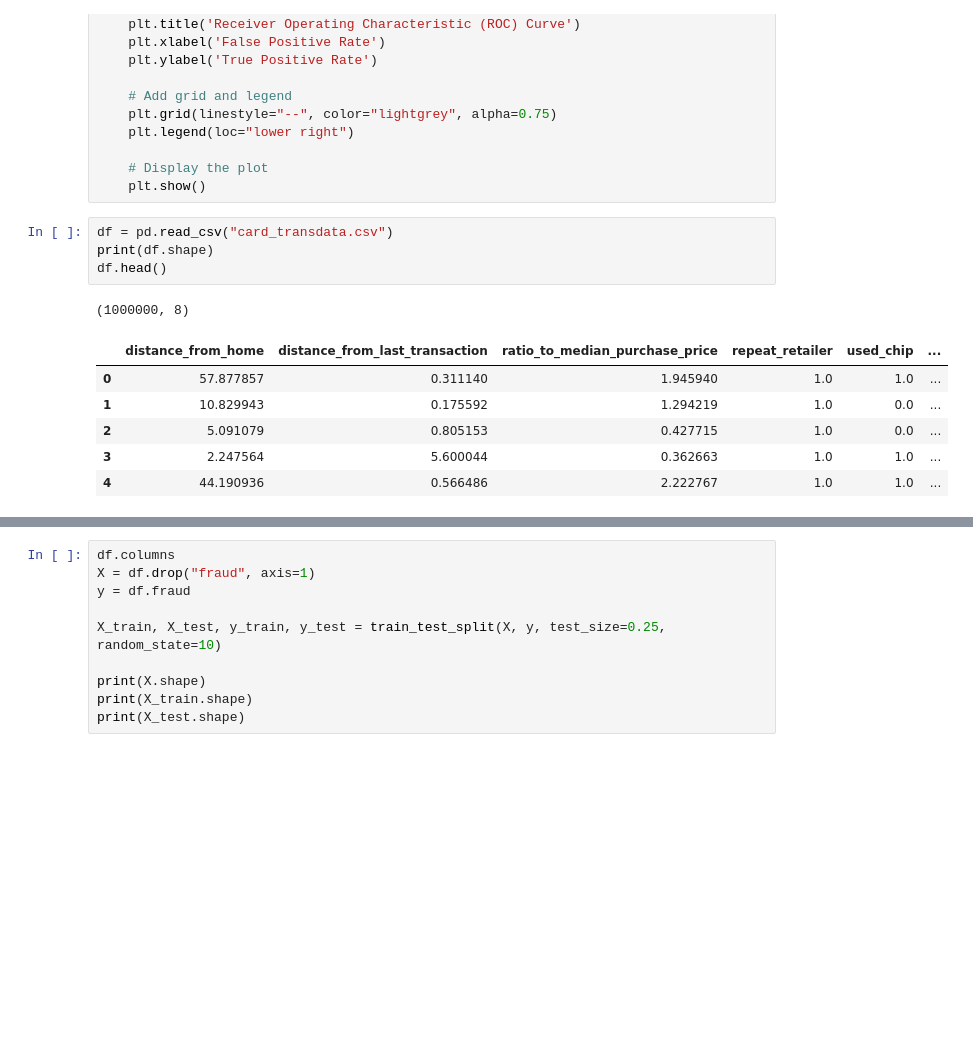
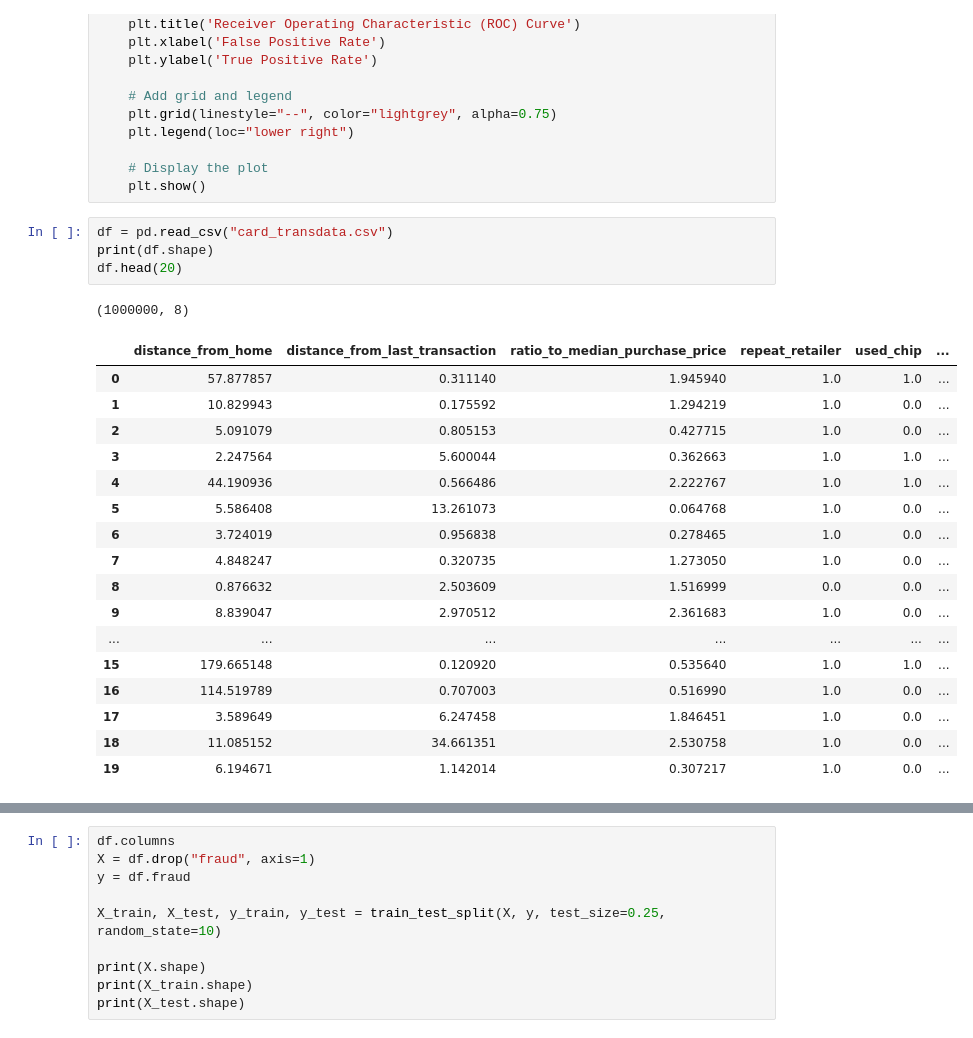
Before and after one commit to Leonardojrr/project4-group10, a Jupyter notebook: ML_pipeline.ipynb, the cells around one changed output, grey strips where cells are left out. Saved outputs shown, nothing was run; the diff lists cells and outputs as text; blank space fills up the shorter version.

```diff
--- a/ML_pipeline.ipynb
+++ b/ML_pipeline.ipynb
@@ -117,12 +117,23 @@ def doClassification(model, X_train, X_test, y_train, y_test):
 # %%
 df = pd.read_csv("card_transdata.csv")
 print(df.shape)
-df.head()
+df.head(20)
 # %% [output]
 (1000000, 8)
 |  | distance_from_home | distance_from_last_transaction | ratio_to_median_purchase_price | repeat_retailer | used_chip | ... |
 | 0 | 57.877857 | 0.311140 | 1.945940 | 1.0 | 1.0 | ... |
 | 1 | 10.829943 | 0.175592 | 1.294219 | 1.0 | 0.0 | ... |
 | 2 | 5.091079 | 0.805153 | 0.427715 | 1.0 | 0.0 | ... |
 | 3 | 2.247564 | 5.600044 | 0.362663 | 1.0 | 1.0 | ... |
 | 4 | 44.190936 | 0.566486 | 2.222767 | 1.0 | 1.0 | ... |
+| 5 | 5.586408 | 13.261073 | 0.064768 | 1.0 | 0.0 | ... |
+| 6 | 3.724019 | 0.956838 | 0.278465 | 1.0 | 0.0 | ... |
+| 7 | 4.848247 | 0.320735 | 1.273050 | 1.0 | 0.0 | ... |
+| 8 | 0.876632 | 2.503609 | 1.516999 | 0.0 | 0.0 | ... |
+| 9 | 8.839047 | 2.970512 | 2.361683 | 1.0 | 0.0 | ... |
+| ... | ... | ... | ... | ... | ... | ... |
+| 15 | 179.665148 | 0.120920 | 0.535640 | 1.0 | 1.0 | ... |
+| 16 | 114.519789 | 0.707003 | 0.516990 | 1.0 | 0.0 | ... |
+| 17 | 3.589649 | 6.247458 | 1.846451 | 1.0 | 0.0 | ... |
+| 18 | 11.085152 | 34.661351 | 2.530758 | 1.0 | 0.0 | ... |
+| 19 | 6.194671 | 1.142014 | 0.307217 | 1.0 | 0.0 | ... |
```
Also changed, not shown: parts of 5 cells of this notebook, 13 other files.
